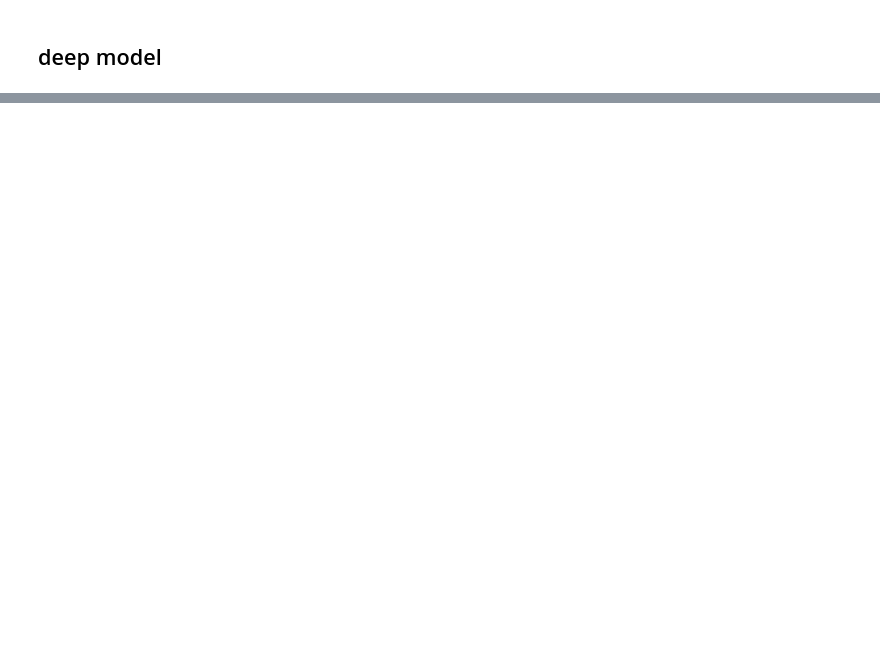
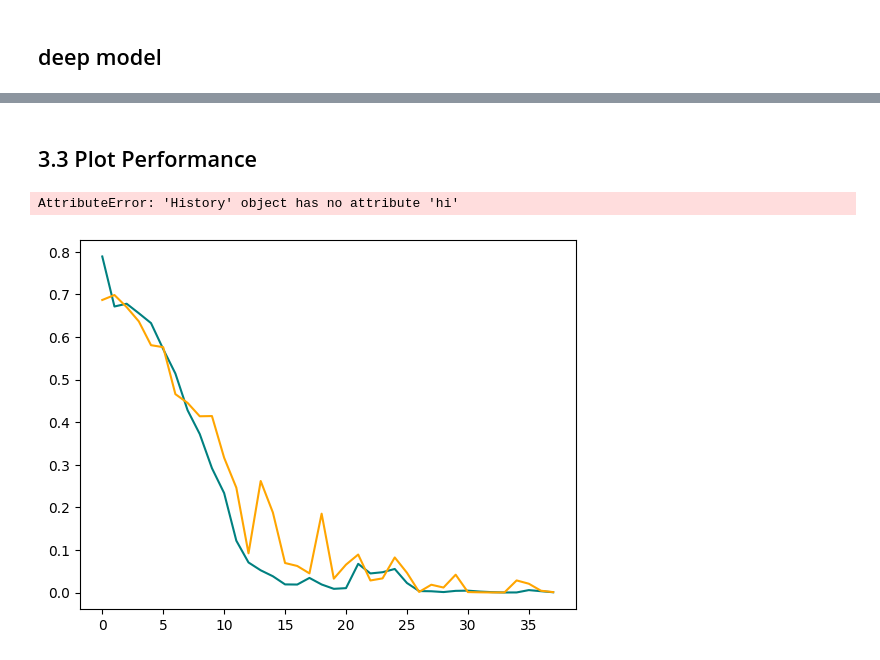
Before and after one commit to Nooraldin2001/Cat-Dog-Image-Classifier, a Jupyter notebook: model.ipynb, the cells around one changed output, grey strips where cells are left out. Saved outputs shown, nothing was run; the diff lists cells and outputs as text; code cells hidden in the pictures; blank space fills up the shorter version.

Commit message:
training the model

```diff
--- a/model.ipynb
+++ b/model.ipynb
@@ -143,3 +151,15 @@ Total params: 3696625 (14.10 MB)
 Trainable params: 3696625 (14.10 MB)
 Non-trainable params: 0 (0.00 Byte)
 _________________________________________________________________
+# %%
+logdir = 'logs'
+# %%
+tensorboard_callback = tf.keras.callbacks.TensorBoard(log_dir=logdir)
+# %%
+from keras.callbacks import EarlyStopping
+
+# Define the EarlyStopping callback
+early_stopping = EarlyStopping(monitor='val_loss', patience=5, restore_best_weights=True)
+
+# Train the model with early stopping
+hist = model.fit(train, epochs=40, validation_data=val, callbacks=[tensorboard_callback, early_stopping])
@@ -145,0 +204,10 @@ _________________________________________________________________
+# %% [markdown]
+## 3.3 Plot Performance
+# %%
+fig = plt.figure()
+plt.plot(hist.history['loss'], color='teal', label='loss')
+plt.plot(hist.history['val_loss'], color='orange', label='val_loss')
+plt.plot(hist.hi)
+# %% [output]
+AttributeError: 'History' object has no attribute 'hi'
+[figure, added]
```
Also changed, not shown: parts of 9 cells of this notebook, 6 other files.
